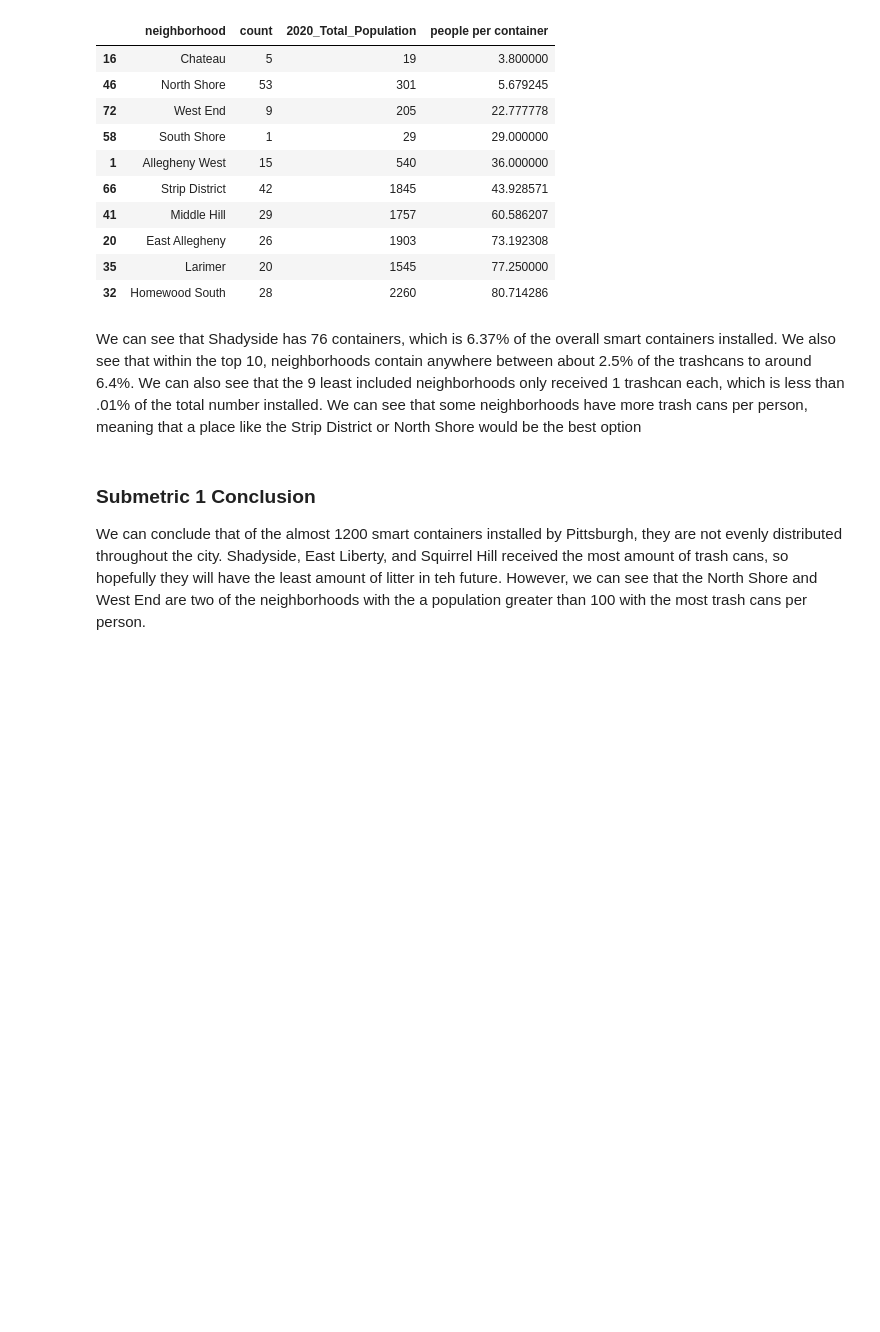
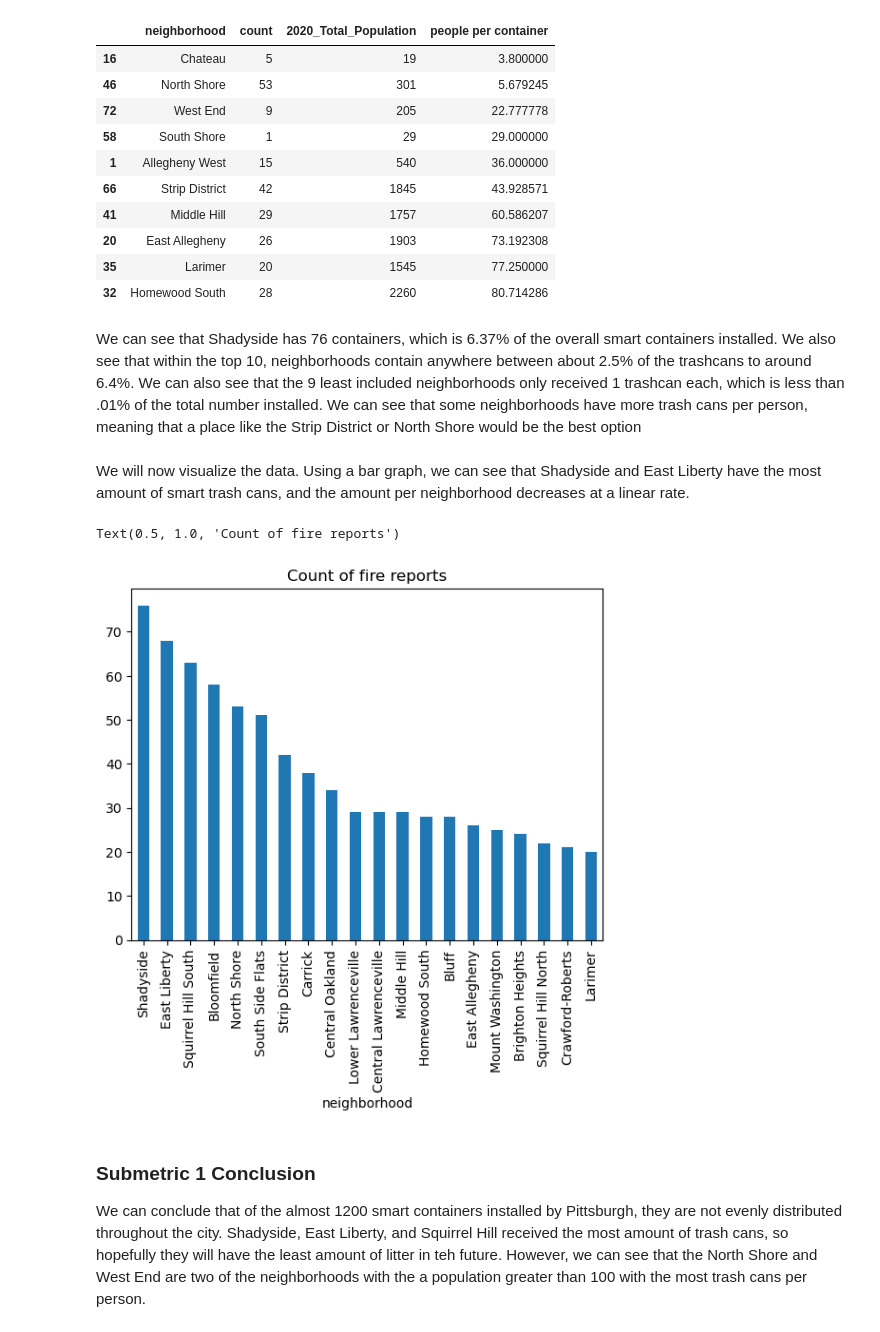
Before and after one commit to benj210003/cmpinf0010_final, a Jupyter notebook: Shared.ipynb, the cells around one changed output. Drawn from its saved outputs; the diff is of its cells as text; code cells hidden in the pictures; blank space fills up the shorter version.

Commit message:
Added graphs

```diff
--- a/Shared.ipynb
+++ b/Shared.ipynb
@@ -103,6 +103,17 @@ merged[['neighborhood','count','2020_Total_Population','people per container']].
 | 32 | Homewood South | 28 | 2260 | 80.714286 |
 # %% [markdown]
 We can see that Shadyside has 76 containers, which is 6.37% of the overall smart containers installed. We also see that within the top 10, neighborhoods contain anywhere between about 2.5% of the trashcans to around 6.4%. We can also see that the 9 least included neighborhoods only received 1 trashcan each, which is less than .01% of the total number installed. We can see that some neighborhoods have more trash cans per person, meaning that a place like the Strip District or North Shore would be the best option
+# %% [markdown]
+We will now visualize the data. Using a bar graph, we can see that Shadyside and East Liberty have the most amount of smart trash cans, and the amount per neighborhood decreases at a linear rate.
+# %%
+import matplotlib.pyplot as plt
+plotted = neighborhood_counts.sort_values(by='count', ascending=False).head(20)
+
+plotted.plot(kind='bar', x='neighborhood', y='count', legend=False)
+plt.title("Count of fire reports")
+# %% [output]
+Text(0.5, 1.0, 'Count of fire reports')
+[figure, added]
 # %% [markdown]
 ### Submetric 1 Conclusion
 
```
Also changed, not shown: parts of 2 cells of this notebook, 2 other files.
